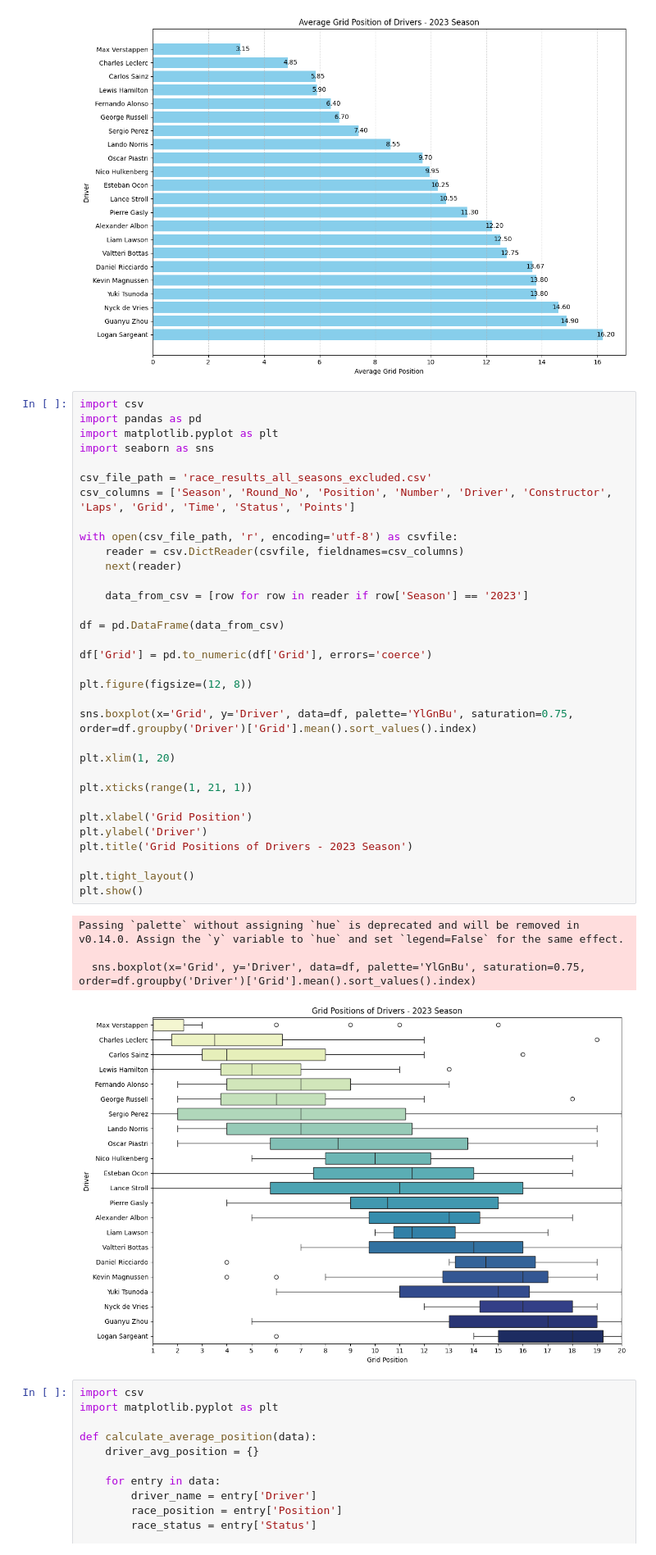
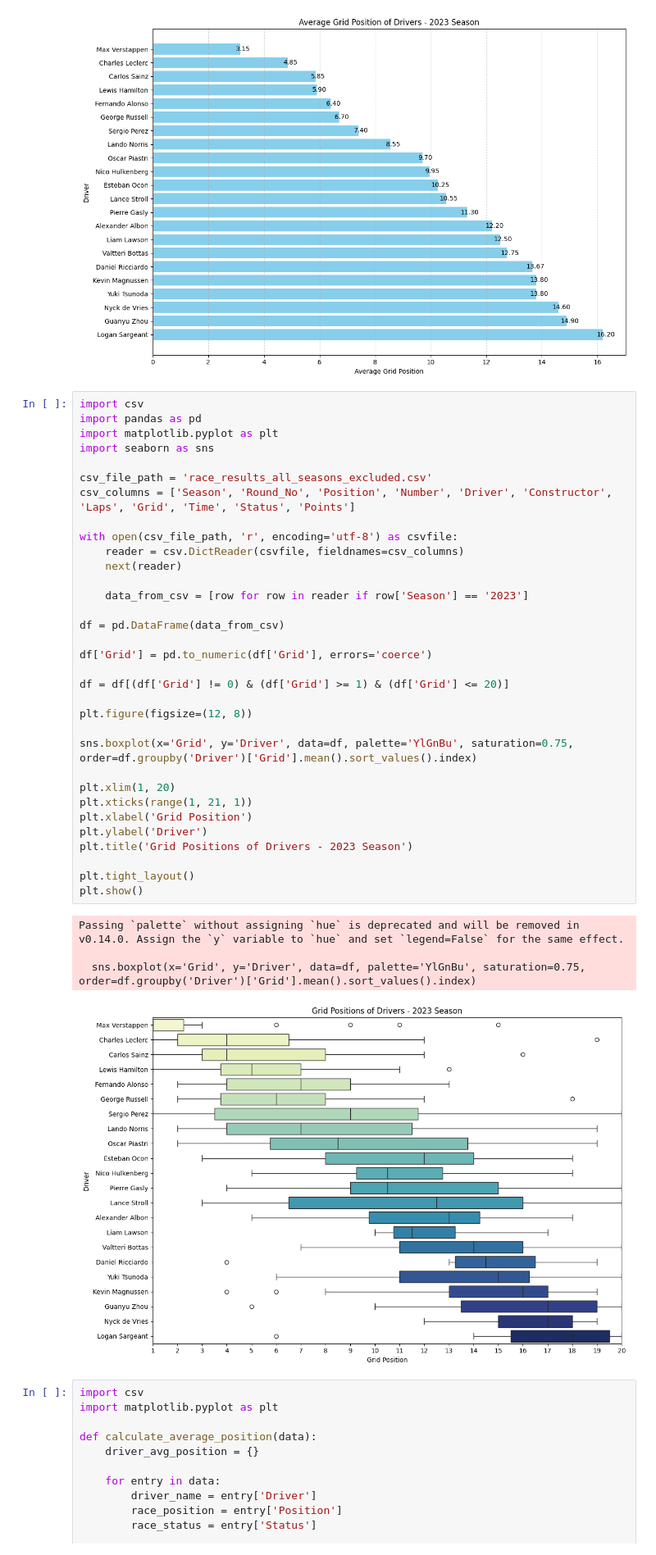
Before and after one commit to GoranBogetic/Podatkovna-rad, a Jupyter notebook: rad.ipynb, the cells around one changed output. Shown at 82% size. Saved outputs shown, nothing was run; the diff lists cells and outputs as text.

```diff
--- a/rad.ipynb
+++ b/rad.ipynb
@@ -252,36 +252,36 @@ import seaborn as sns
 
 csv_file_path = 'race_results_all_seasons_excluded.csv'
 csv_columns = ['Season', 'Round_No', 'Position', 'Number', 'Driver', 'Constructor', 'Laps', 'Grid', 'Time', 'Status', 'Points']
 
 with open(csv_file_path, 'r', encoding='utf-8') as csvfile:
     reader = csv.DictReader(csvfile, fieldnames=csv_columns)
     next(reader)
 
     data_from_csv = [row for row in reader if row['Season'] == '2023']
 
 df = pd.DataFrame(data_from_csv)
 
 df['Grid'] = pd.to_numeric(df['Grid'], errors='coerce')
 
+df = df[(df['Grid'] != 0) & (df['Grid'] >= 1) & (df['Grid'] <= 20)]
+
 plt.figure(figsize=(12, 8))
 
 sns.boxplot(x='Grid', y='Driver', data=df, palette='YlGnBu', saturation=0.75, order=df.groupby('Driver')['Grid'].mean().sort_values().index)
 
 plt.xlim(1, 20)
-
 plt.xticks(range(1, 21, 1))
-
 plt.xlabel('Grid Position')
 plt.ylabel('Driver')
 plt.title('Grid Positions of Drivers - 2023 Season')
 
 plt.tight_layout()
 plt.show()
 # %% [output]
 Passing `palette` without assigning `hue` is deprecated and will be removed in v0.14.0. Assign the `y` variable to `hue` and set `legend=False` for the same effect.
 
   sns.boxplot(x='Grid', y='Driver', data=df, palette='YlGnBu', saturation=0.75, order=df.groupby('Driver')['Grid'].mean().sort_values().index)
-[figure, old version]
+[figure, new version]
 # %%
 import csv
 import matplotlib.pyplot as plt
```
